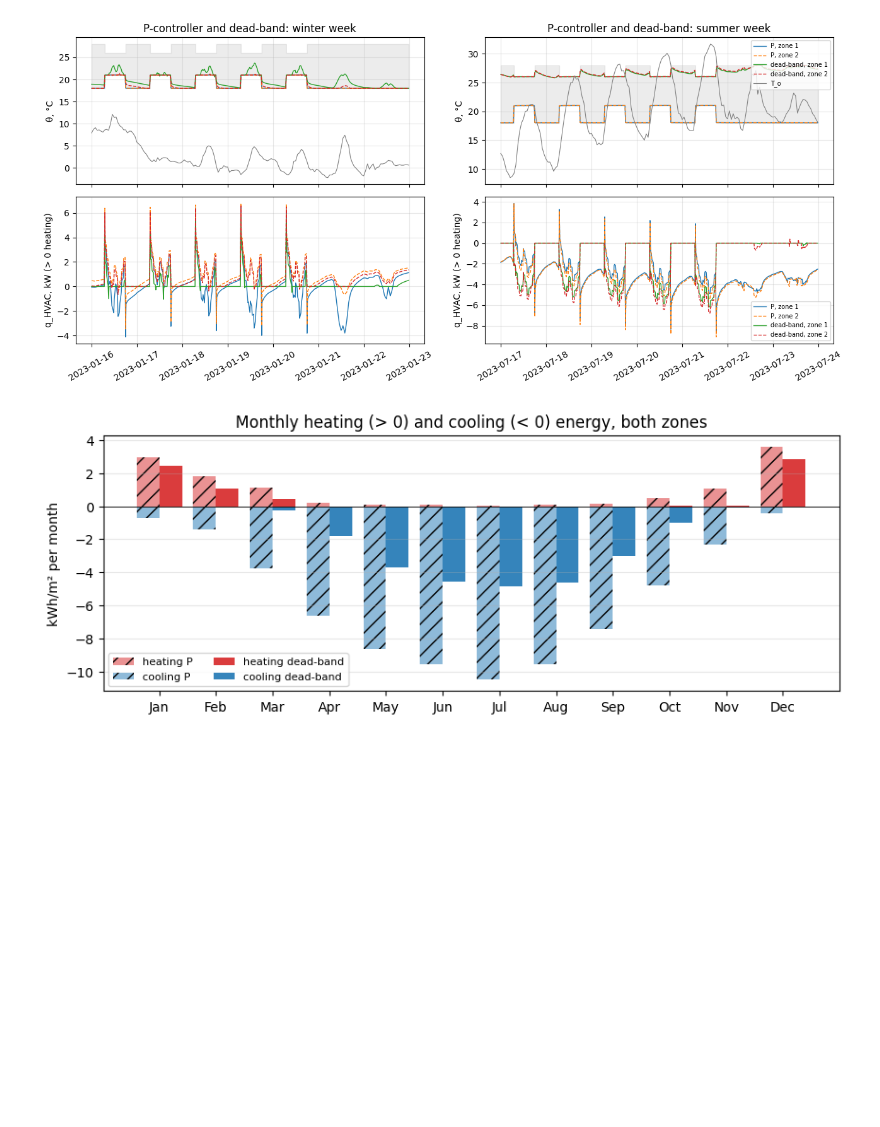
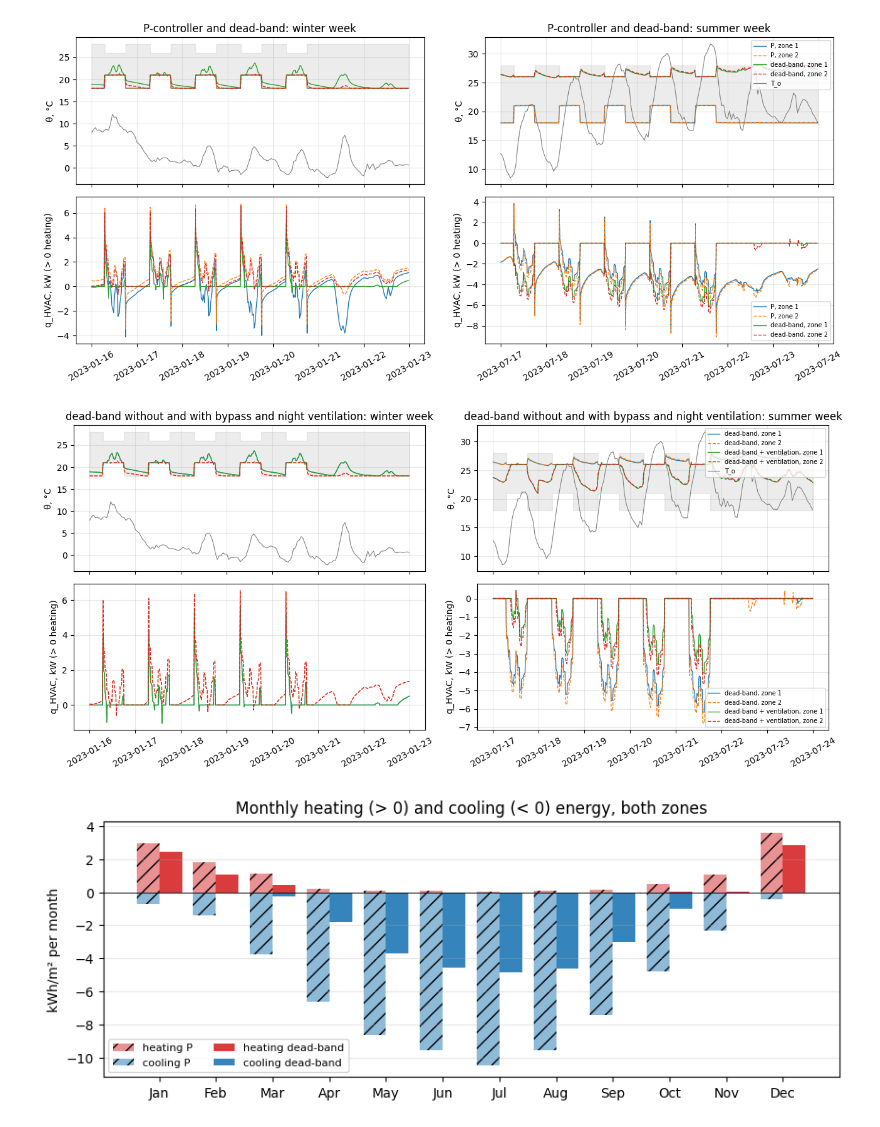
Before and after one commit to valPaga/eva-ce4ib-report, a Jupyter notebook: Assignment4_Weather.ipynb, the cells around one changed output. Saved outputs shown, nothing was run; the diff lists cells and outputs as text; code cells hidden in the pictures; blank space fills up the shorter version.

```diff
--- a/Assignment4_Weather.ipynb
+++ b/Assignment4_Weather.ipynb
@@ -379,5 +496,9 @@ plot_week(res, 'P-controller and dead-band')
 # %% [output]
 [figure]
+# %%
+plot_week({c: res[c] for c in ('dead-band', 'dead-band + ventilation')}, 'dead-band without and with bypass and night ventilation')
+# %% [output]
+[figure, added]
 # %%
 mon = pd.DataFrame({
     'heating P': res['P'][['q1', 'q2']].clip(lower=0).sum(axis=1),
```
Also changed, not shown: parts of 10 cells of this notebook, 8 other files.
